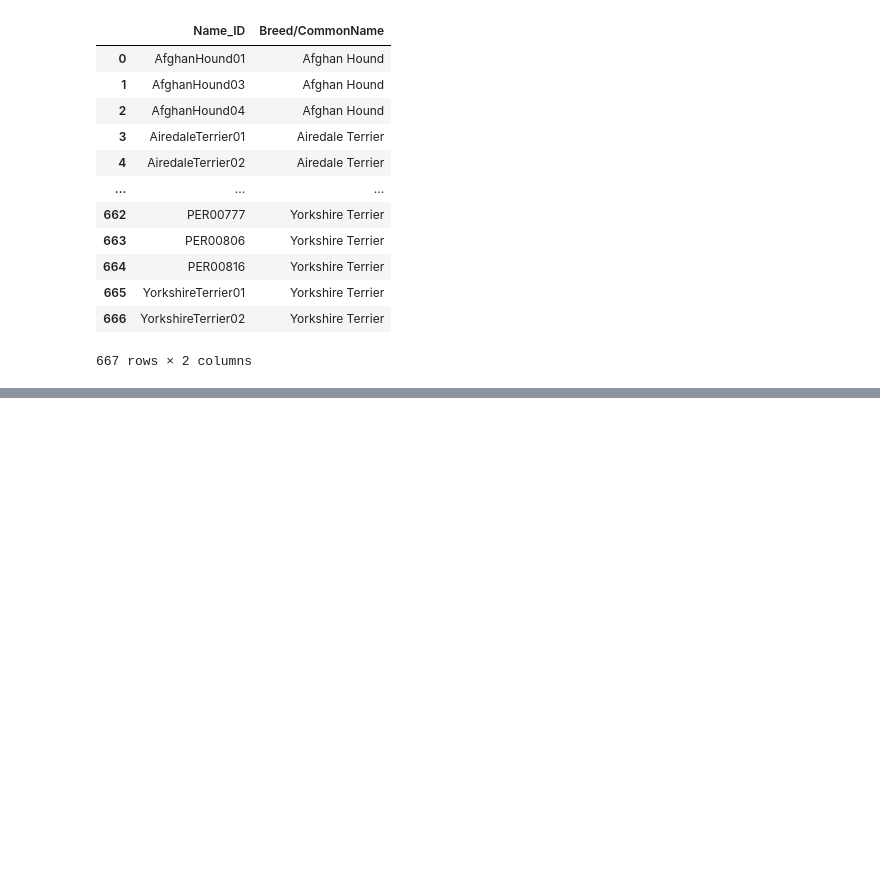
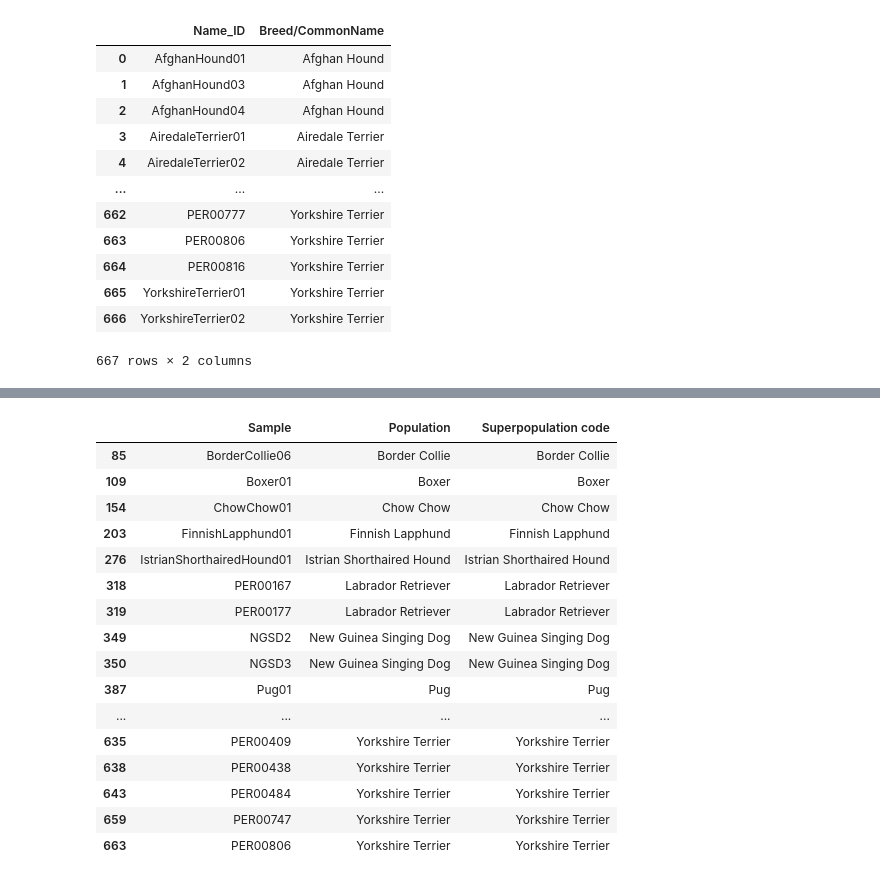
Before and after one commit to RichRast/Ge3Net, a Jupyter notebook: Notebooks/Shared_Notebooks/Dogs_Sample_Map.ipynb, the cells around one changed output, grey strips where cells are left out. Saved outputs shown, nothing was run; the diff lists cells and outputs as text; code cells hidden in the pictures; blank space fills up the shorter version.

```diff
--- a/Notebooks/Shared_Notebooks/Dogs_Sample_Map.ipynb
+++ b/Notebooks/Shared_Notebooks/Dogs_Sample_Map.ipynb
@@ -89,3 +89,8 @@ sample_map
 #save the sample map
 sample_map.to_csv(r'/scratch/groups/cdbustam/richras/data_in/dogs/expt2_sample.txt',\
                   header=None, index=None, sep='\t')
+# %%
+# form a ref map with the same column for Superpopulation Code (superpop) and Population(granular pop)
+ref_sample_map = sample_map.rename(columns={"Name_ID":"Sample", "Breed/CommonName":"Population"})
+ref_sample_map["Superpopulation code"] = ref_sample_map["Population"]
+ref_sample_map
@@ -91,0 +270,20 @@ sample_map.to_csv(r'/scratch/groups/cdbustam/richras/data_in/dogs/expt2_sample.t
+# %%
+ref_sample_map[ref_sample_map['Sample'].isin(df_rm_info['samples'])]
+# %% [output]
+|  | Sample | Population | Superpopulation code |
+| 85 | BorderCollie06 | Border Collie | Border Collie |
+| 109 | Boxer01 | Boxer | Boxer |
+| 154 | ChowChow01 | Chow Chow | Chow Chow |
+| 203 | FinnishLapphund01 | Finnish Lapphund | Finnish Lapphund |
+| 276 | IstrianShorthairedHound01 | Istrian Shorthaired Hound | Istrian Shorthaired Hound |
+| 318 | PER00167 | Labrador Retriever | Labrador Retriever |
+| 319 | PER00177 | Labrador Retriever | Labrador Retriever |
+| 349 | NGSD2 | New Guinea Singing Dog | New Guinea Singing Dog |
+| 350 | NGSD3 | New Guinea Singing Dog | New Guinea Singing Dog |
+| 387 | Pug01 | Pug | Pug |
+| ... | ... | ... | ... |
+| 635 | PER00409 | Yorkshire Terrier | Yorkshire Terrier |
+| 638 | PER00438 | Yorkshire Terrier | Yorkshire Terrier |
+| 643 | PER00484 | Yorkshire Terrier | Yorkshire Terrier |
+| 659 | PER00747 | Yorkshire Terrier | Yorkshire Terrier |
+| 663 | PER00806 | Yorkshire Terrier | Yorkshire Terrier |
```
Also changed, not shown: parts of 12 cells of this notebook, 10 other files.
